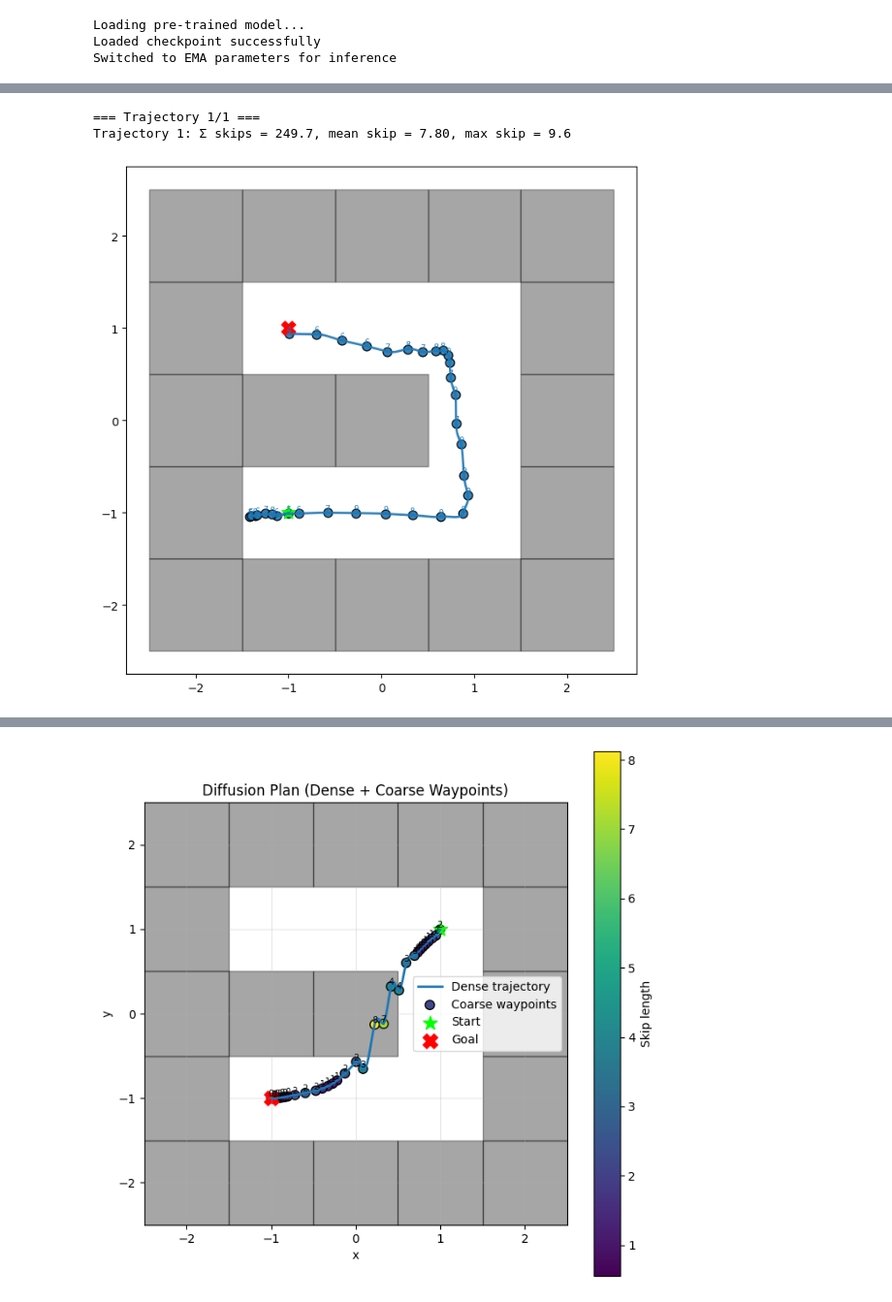
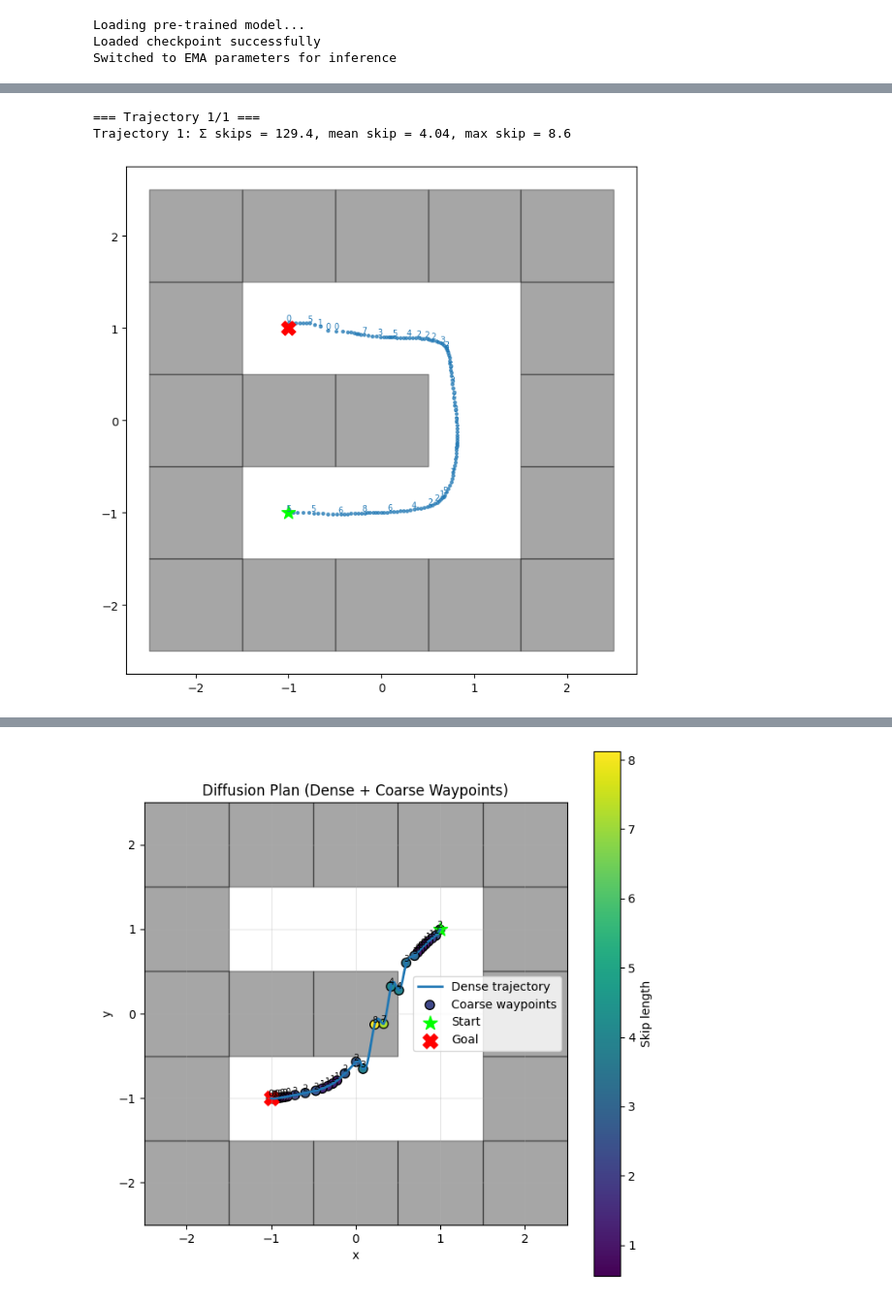
Before and after one commit to logflash/rpmml-project, a Jupyter notebook: timeskip-diffuser/src/timeskip_diffuser/pointmaze/skip_independent.ipynb, the cells around one changed output, grey strips where cells are left out. Shown at 97% size. Drawn from its saved outputs; the diff is of its cells as text; code cells hidden in the pictures.

```diff
--- a/timeskip-diffuser/src/timeskip_diffuser/pointmaze/skip_independent.ipynb
+++ b/timeskip-diffuser/src/timeskip_diffuser/pointmaze/skip_independent.ipynb
@@ -259,7 +271,7 @@ reward_fn = CompositeReward(
         GoalReachingReward(goal, reward_scale=5.0),
         SkipTotalTimeSkipPenalty(reward_scale=0),
         CurvaturePenalty(reward_scale=0.05), #was 0.1
-        LogSkipReward(reward_scale=0.01)
+        LogSkipReward(reward_scale=0.00)
     ]
 )
 
@@ -288,6 +300,7 @@ for k in range(num_samples):
     # -----------------------------------------------------------
     # Dense trajectory (THE ONLY LABEL)
     # -----------------------------------------------------------
+    """
     ax.plot(
         pos_dense[:, 0],
         pos_dense[:, 1],
@@ -295,11 +308,20 @@ for k in range(num_samples):
         color=color,
         alpha=0.9,
         label=f"Trajectory {k+1}"
+    )"""
+    ax.scatter(
+        pos_dense[:, 0],
+        pos_dense[:, 1],
+        s=6,                 # small dots
+        color=color,
+        alpha=0.7,
+        label=f"Trajectory {k+1}"
     )
 
     # -----------------------------------------------------------
     # Coarse waypoints (NO LEGEND LABEL)
     # -----------------------------------------------------------
+    """
     ax.scatter(
         coarse_pos[:, 0],
         coarse_pos[:, 1],
@@ -309,6 +331,7 @@ for k in range(num_samples):
         alpha=0.9,
         label=None     # <--- IMPORTANT: no extra legend entry
     )
+    """
 
     # Skip labels
     for i, (x, y) in enumerate(coarse_pos):
@@ -333,32 +356,32 @@ for k in range(num_samples):
 # -----------------------------------------------------------
 ax.scatter(current[0], current[1], s=150, marker="*", color="lime", label="Start")
 ax.scatter(goal[0],    goal[1],    s=150, marker="X", color="red",  label="Goal")
 
 # -----------------------------------------------------------
 # Maze walls (mj_model already available)
 # -----------------------------------------------------------
 for geom_id in range(mj_model.ngeom):
     name = mujoco.mj_id2name(mj_model, mujoco.mjtObj.mjOBJ_GEOM, geom_id)
 
     # Only render maze walls (named "block", like in PointMaze)
     if name is None or ("block" not in name):
         continue
 
     pos = mj_model.geom_pos[geom_id]      # (x, y, z) center
     size = mj_model.geom_size[geom_id]    # half-sizes (hx, hy, hz)
 
     cx, cy = pos[:2]
     hx, hy = size[:2]
 
     rect = Rectangle(
         (cx - hx, cy - hy),
         2 * hx, 2 * hy,
         color="black",
         alpha=0.35,
         zorder=0
     )
     ax.add_patch(rect)
 # %% [output]
 === Trajectory 1/1 ===
-Trajectory 1: Σ skips = 249.7, mean skip = 7.80, max skip = 9.6
+Trajectory 1: Σ skips = 129.4, mean skip = 4.04, max skip = 8.6
-[figure, old version]
+[figure, new version]
```
Also changed, not shown: parts of 3 cells of this notebook, 7 other files.
